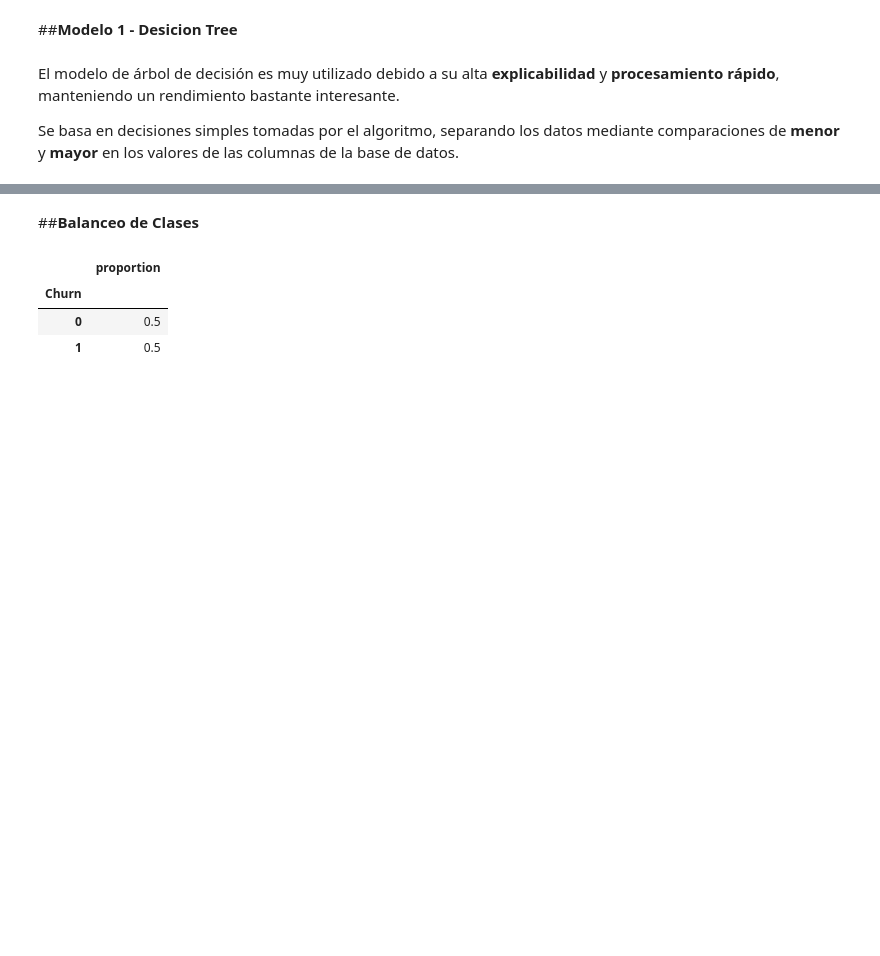
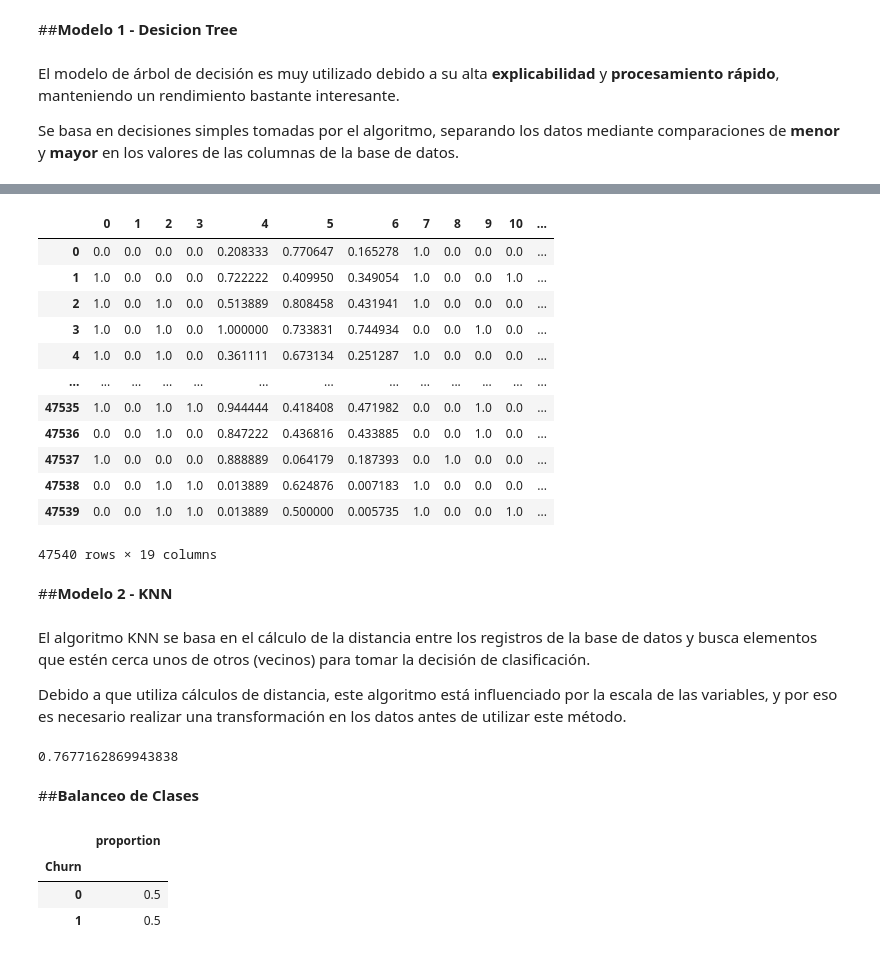
Before and after one commit to Nore-gibhub/Challenge3_TelecomX_part2, a Jupyter notebook: challenge3.ipynb, the cells around one changed output, grey strips where cells are left out. Saved outputs shown, nothing was run; the diff lists cells and outputs as text; code cells hidden in the pictures; blank space fills up the shorter version.

```diff
--- a/challenge3.ipynb
+++ b/challenge3.ipynb
@@ -328,7 +328,7 @@ Se basa en decisiones simples tomadas por el algoritmo, separando los datos medi
 # %%
 from sklearn.tree import DecisionTreeClassifier
 
-modelo_arbol = DecisionTreeClassifier(random_state =5)
+modelo_arbol = DecisionTreeClassifier(max_depth = 3, random_state =5)
 modelo_arbol.fit(X_train, y_train)
 
 modelo_arbol.score(X_test, y_test)
@@ -337,3 +341,42 @@ modelo_arbol.score(X_test, y_test)
+# %%
+from sklearn.preprocessing import MinMaxScaler
+
+normalizacion = MinMaxScaler()
+X_train_normalizado = normalizacion.fit_transform(X_train)
+
+pd.DataFrame(X_train_normalizado)
+# %% [output]
+|  | 0 | 1 | 2 | 3 | 4 | 5 | 6 | 7 | 8 | 9 | 10 | ... |
+| 0 | 0.0 | 0.0 | 0.0 | 0.0 | 0.208333 | 0.770647 | 0.165278 | 1.0 | 0.0 | 0.0 | 0.0 | ... |
+| 1 | 1.0 | 0.0 | 0.0 | 0.0 | 0.722222 | 0.409950 | 0.349054 | 1.0 | 0.0 | 0.0 | 1.0 | ... |
+| 2 | 1.0 | 0.0 | 1.0 | 0.0 | 0.513889 | 0.808458 | 0.431941 | 1.0 | 0.0 | 0.0 | 0.0 | ... |
+| 3 | 1.0 | 0.0 | 1.0 | 0.0 | 1.000000 | 0.733831 | 0.744934 | 0.0 | 0.0 | 1.0 | 0.0 | ... |
+| 4 | 1.0 | 0.0 | 1.0 | 0.0 | 0.361111 | 0.673134 | 0.251287 | 1.0 | 0.0 | 0.0 | 0.0 | ... |
+| ... | ... | ... | ... | ... | ... | ... | ... | ... | ... | ... | ... | ... |
+| 47535 | 1.0 | 0.0 | 1.0 | 1.0 | 0.944444 | 0.418408 | 0.471982 | 0.0 | 0.0 | 1.0 | 0.0 | ... |
+| 47536 | 0.0 | 0.0 | 1.0 | 0.0 | 0.847222 | 0.436816 | 0.433885 | 0.0 | 0.0 | 1.0 | 0.0 | ... |
+| 47537 | 1.0 | 0.0 | 0.0 | 0.0 | 0.888889 | 0.064179 | 0.187393 | 0.0 | 1.0 | 0.0 | 0.0 | ... |
+| 47538 | 0.0 | 0.0 | 1.0 | 1.0 | 0.013889 | 0.624876 | 0.007183 | 1.0 | 0.0 | 0.0 | 0.0 | ... |
+| 47539 | 0.0 | 0.0 | 1.0 | 1.0 | 0.013889 | 0.500000 | 0.005735 | 1.0 | 0.0 | 0.0 | 1.0 | ... |
+47540 rows × 19 columns
+# %% [markdown]
+##**Modelo 2 - KNN**
+# %% [markdown]
+El algoritmo KNN se basa en el cálculo de la distancia entre los registros de la base de datos y busca elementos que estén cerca unos de otros (vecinos) para tomar la decisión de clasificación.
+
+Debido a que utiliza cálculos de distancia, este algoritmo está influenciado por la escala de las variables, y por eso es necesario realizar una transformación en los datos antes de utilizar este método.
+# %%
+from sklearn.neighbors import KNeighborsClassifier
+
+knn = KNeighborsClassifier()
+
+knn.fit(X_train_normalizado, y_train)
+
+X_test_normalizado = normalizacion.transform(X_test)
+
+knn.score(X_test_normalizado, y_test)
+# %% [output]
+0.7677162869943838
 # %% [markdown]
 ##**Balanceo de Clases**
 # %%
```
Also changed, not shown: parts of 4 cells of this notebook.
